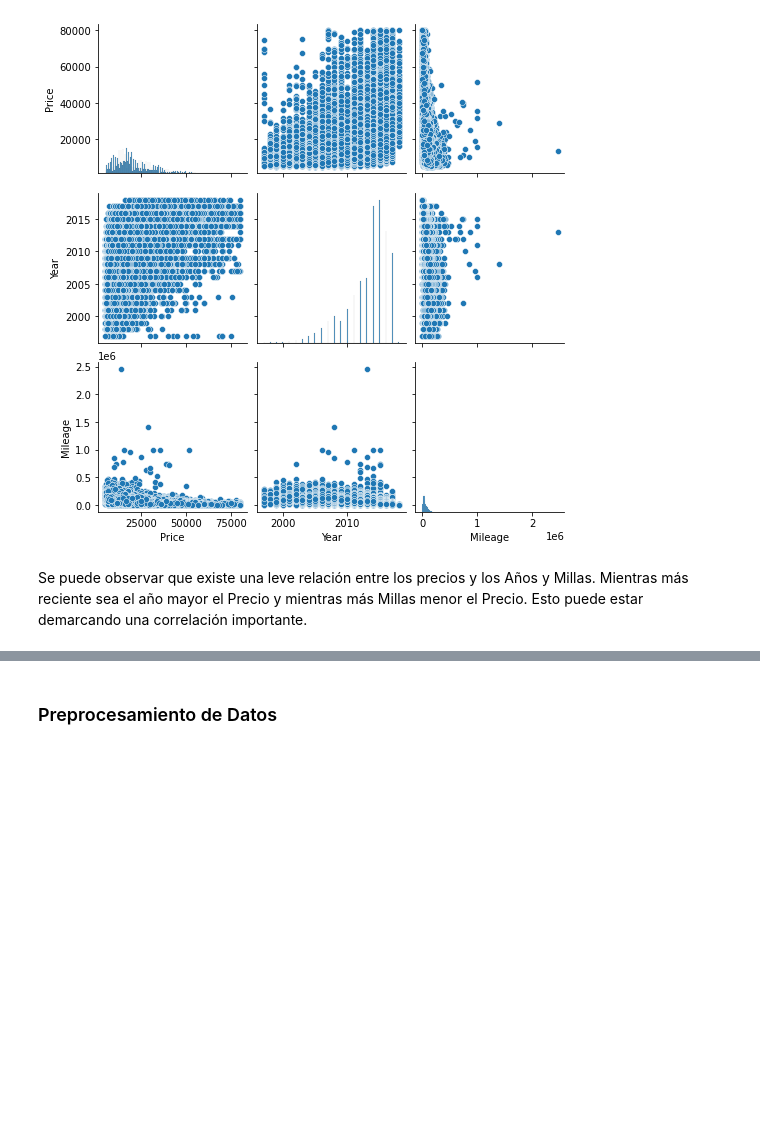
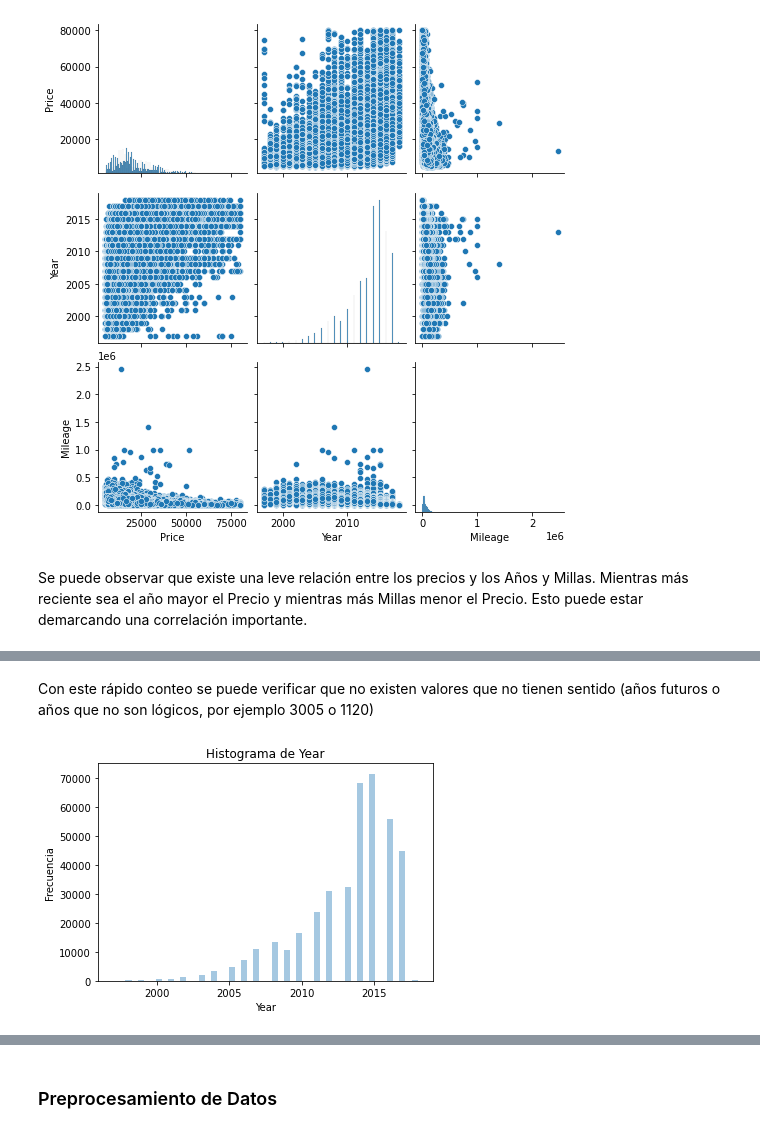
Before and after one commit to dfgomezc/pry_pric_cars, a Jupyter notebook: SCRIPTS/JFM_modelo_prediccion_precios_veh.ipynb, the cells around one changed output, grey strips where cells are left out. Saved outputs shown, nothing was run; the diff lists cells and outputs as text; code cells hidden in the pictures; blank space fills up the shorter version.

```diff
--- a/SCRIPTS/JFM_modelo_prediccion_precios_veh.ipynb
+++ b/SCRIPTS/JFM_modelo_prediccion_precios_veh.ipynb
@@ -86,0 +131,16 @@ Se puede observar que existe una leve relación entre los precios y los Años y
+# %% [markdown]
+Con este rápido conteo se puede verificar que no existen valores que no tienen sentido (años futuros o años que no son lógicos, por ejemplo 3005 o 1120)
+# %%
+# Se realiza una gráfica rápida para verificar la distribución
+# Crear el histograma
+sns.distplot(train_df["Year"], kde=False)
+
+# Añadir etiquetas
+plt.title("Histograma de Year")
+plt.xlabel("Year")
+plt.ylabel("Frecuencia")
+
+# Mostrar la gráfica
+plt.show()
+# %% [output]
+[figure, added]
```
Also changed, not shown: parts of 11 cells of this notebook.
